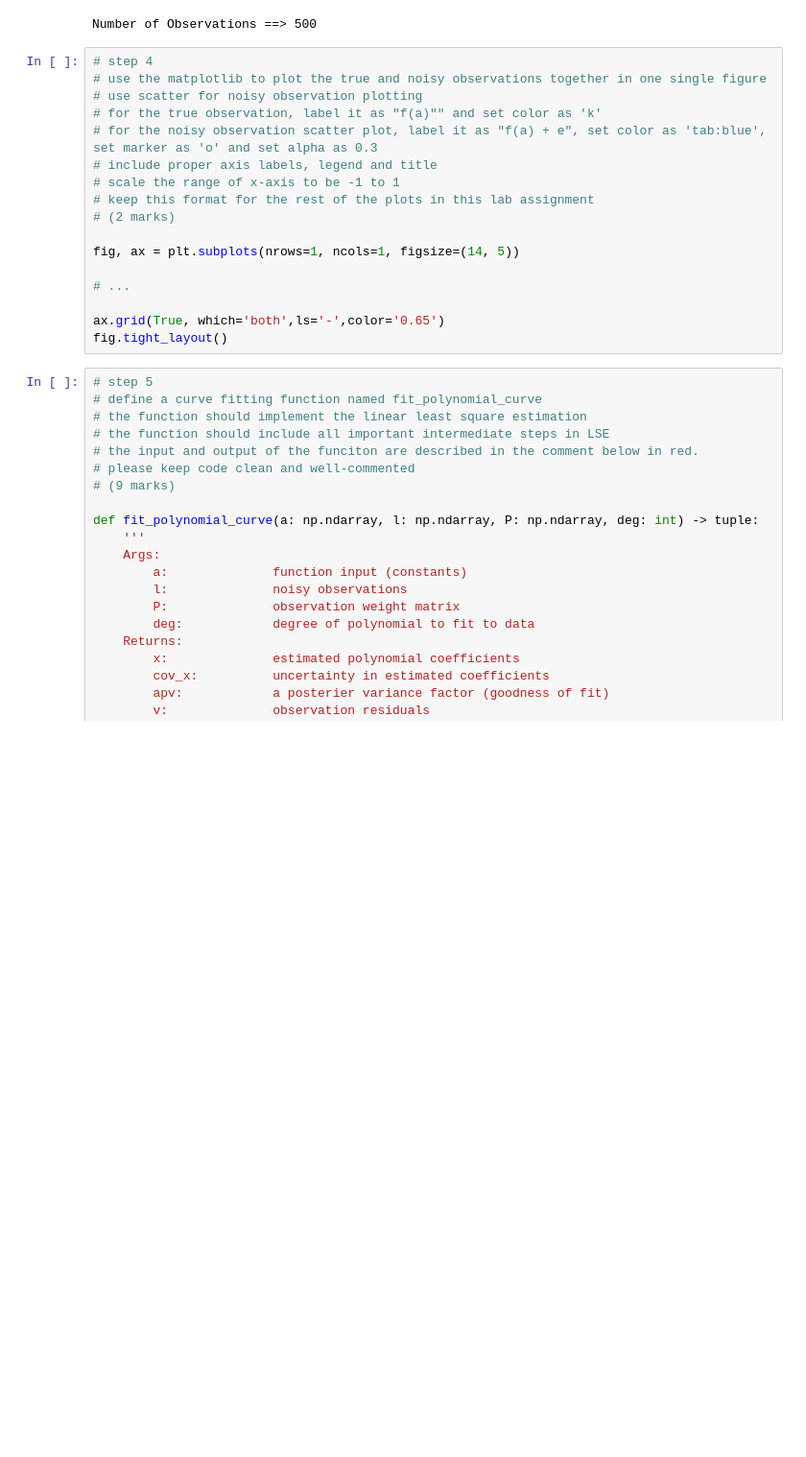
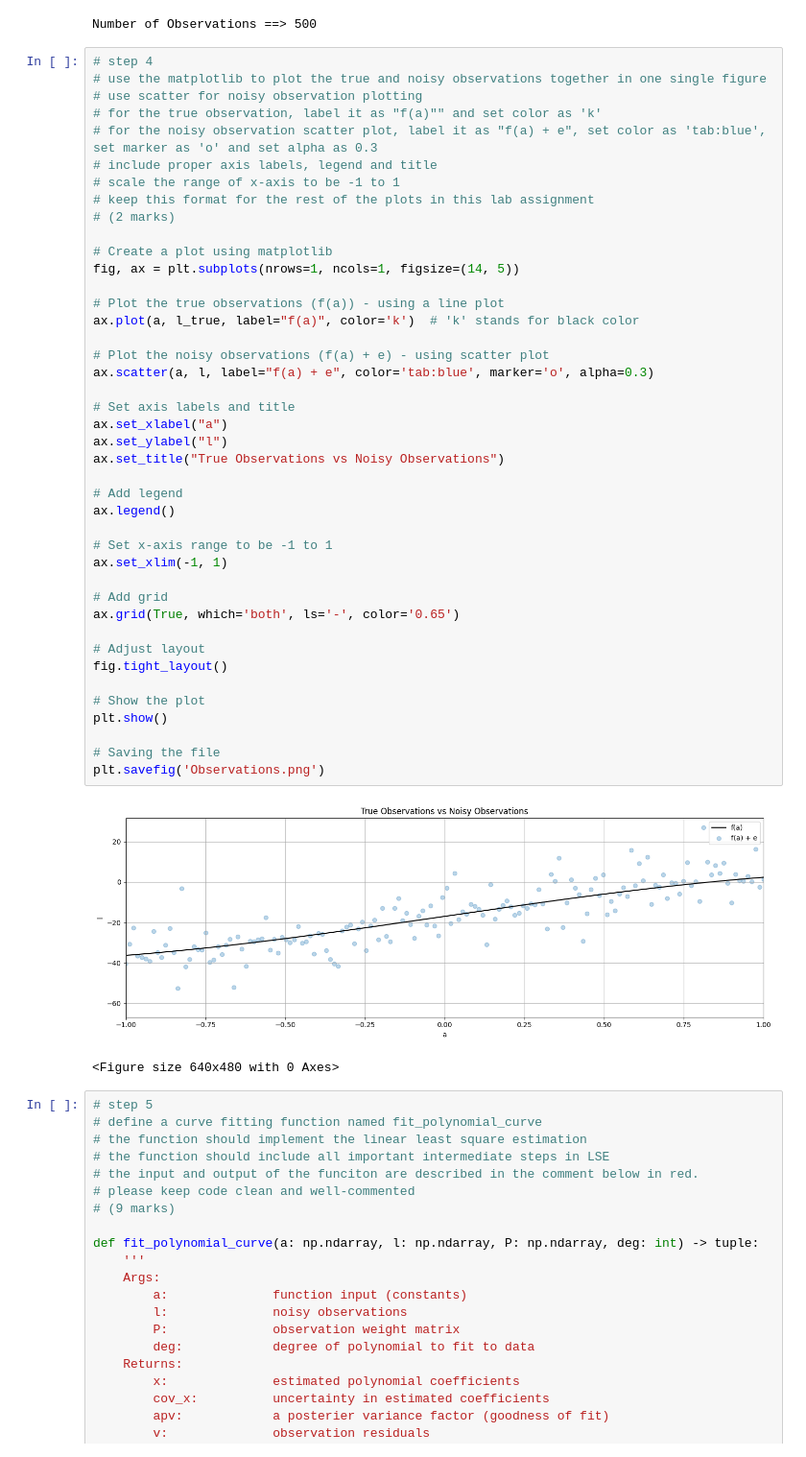
Before and after one commit to ShaikhSikanderAli/engg680_2024_fall, a Jupyter notebook: Lab_Assignment2/Assignment2.ipynb, the cells around one changed output. Shown: that part at 96% size. Drawn from its saved outputs; the diff is of its cells as text; blank space fills up the shorter version.

```diff
--- a/Lab_Assignment2/Assignment2.ipynb
+++ b/Lab_Assignment2/Assignment2.ipynb
@@ -65,20 +65,48 @@ Number of Observations ==> 500
 # %%
 # step 4
 # use the matplotlib to plot the true and noisy observations together in one single figure
 # use scatter for noisy observation plotting
 # for the true observation, label it as "f(a)"" and set color as 'k'
 # for the noisy observation scatter plot, label it as "f(a) + e", set color as 'tab:blue', set marker as 'o' and set alpha as 0.3
 # include proper axis labels, legend and title
 # scale the range of x-axis to be -1 to 1
 # keep this format for the rest of the plots in this lab assignment
 # (2 marks)
 
+# Create a plot using matplotlib
 fig, ax = plt.subplots(nrows=1, ncols=1, figsize=(14, 5))
 
-# ...
+# Plot the true observations (f(a)) - using a line plot
+ax.plot(a, l_true, label="f(a)", color='k')  # 'k' stands for black color
 
-ax.grid(True, which='both',ls='-',color='0.65')
+# Plot the noisy observations (f(a) + e) - using scatter plot
+ax.scatter(a, l, label="f(a) + e", color='tab:blue', marker='o', alpha=0.3)
+
+# Set axis labels and title
+ax.set_xlabel("a")
+ax.set_ylabel("l")
+ax.set_title("True Observations vs Noisy Observations")
+
+# Add legend
+ax.legend()
+
+# Set x-axis range to be -1 to 1
+ax.set_xlim(-1, 1)
+
+# Add grid
+ax.grid(True, which='both', ls='-', color='0.65')
+
+# Adjust layout
 fig.tight_layout()
+
+# Show the plot
+plt.show()
+
+# Saving the file
+plt.savefig('Observations.png')
+# %% [output]
+[figure, added]
+<Figure size 640x480 with 0 Axes>
 # %%
 # step 5
 # define a curve fitting function named fit_polynomial_curve
```
Also changed, not shown: parts of 1 cell of this notebook.
